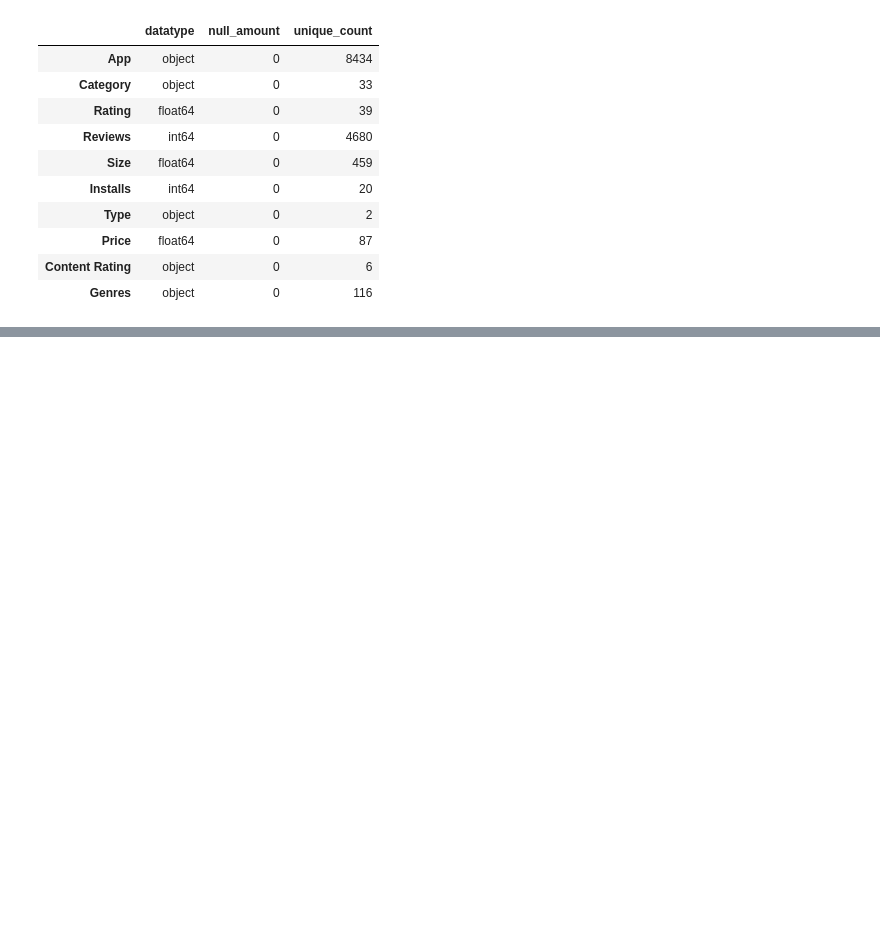
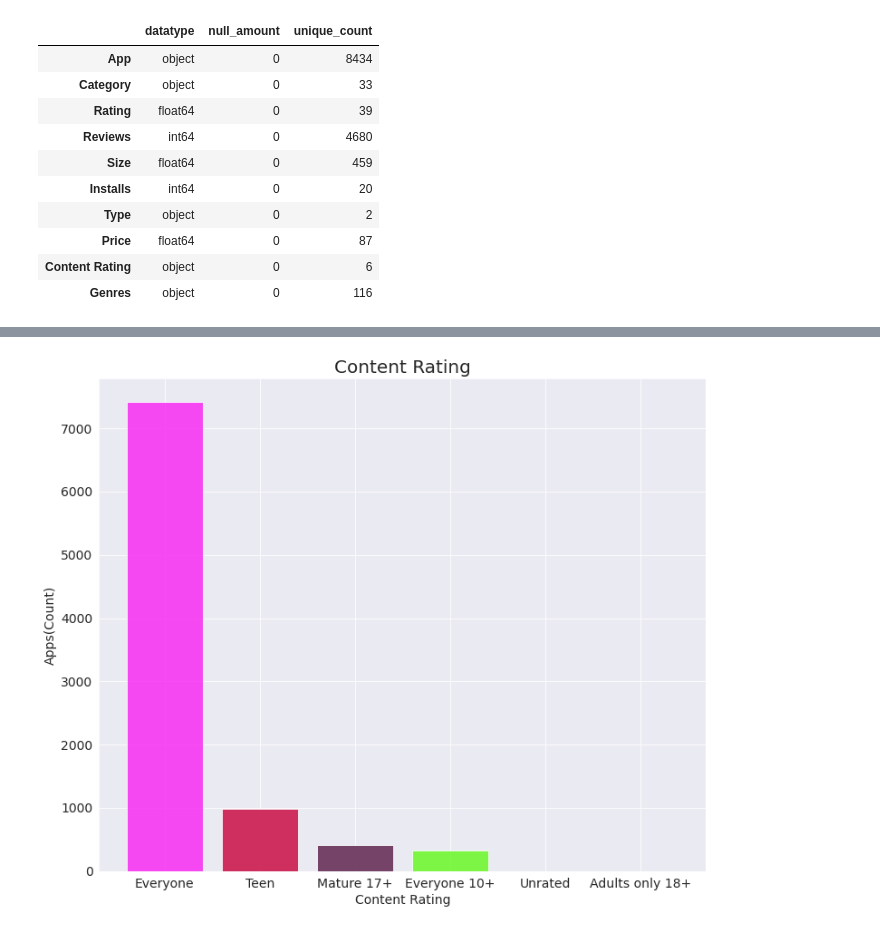
Before and after one commit to ayushakar1/Pycamp, a Jupyter notebook: project_ayusha.ipynb, the cells around one changed output, grey strips where cells are left out. Saved outputs shown, nothing was run; the diff lists cells and outputs as text; code cells hidden in the pictures; blank space fills up the shorter version.

```diff
--- a/project_ayusha.ipynb
+++ b/project_ayusha.ipynb
@@ -266,0 +298,19 @@ information()
+# %%
+#on basis of content rating
+
+x2 = store['Content Rating'].value_counts().index
+y2 = store['Content Rating'].value_counts()
+
+x2sis = []
+y2sis = []
+for i in range(len(x2)):
+    x2sis.append(x2[i])
+    y2sis.append(y2[i])
+# %%
+plt.figure(figsize=(12,10))
+plt.bar(x2sis,y2sis,width=0.8,color=['#F91FF2','#C70039','#581845','#61F918','#CD202D','#ECC5F2'], alpha=0.8);
+plt.title('Content Rating',size = 20);
+plt.ylabel('Apps(Count)');
+plt.xlabel('Content Rating');
+# %% [output]
+[figure, added]
```
Also changed, not shown: parts of 6 cells of this notebook.
